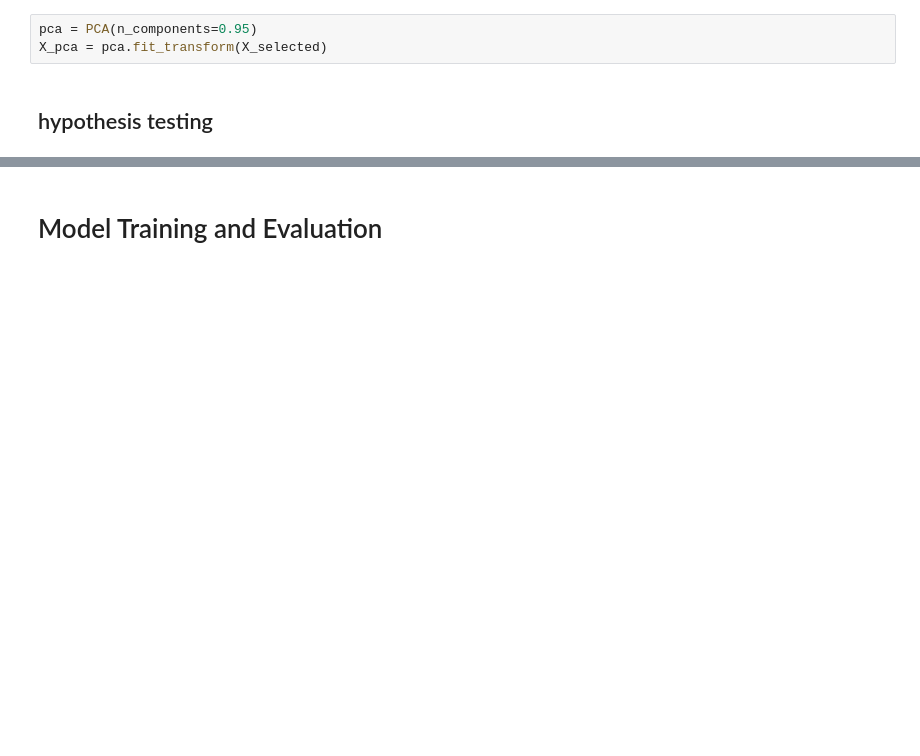
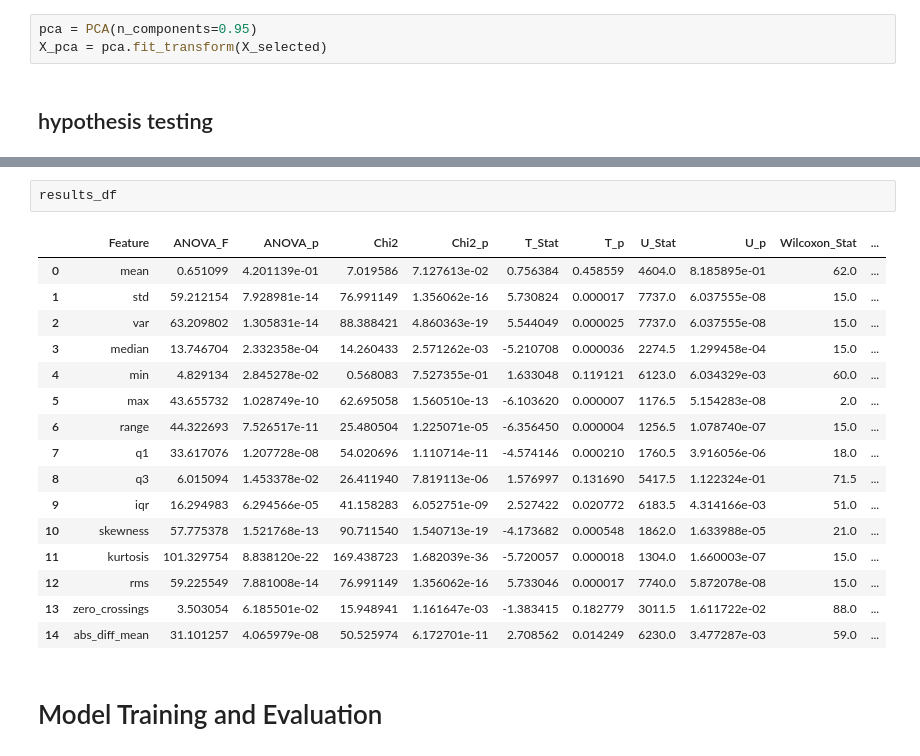
Before and after one commit to Room1097/ECG_Feature_Analysis_DAV_Project, a Jupyter notebook: DAV_ML_Implementation.ipynb, the cells around one changed output, grey strips where cells are left out. Cells and saved outputs as stored; diff of their text form; blank space fills up the shorter version.

```diff
--- a/DAV_ML_Implementation.ipynb
+++ b/DAV_ML_Implementation.ipynb
@@ -220,3 +264,22 @@ hypo_df
+# %%
+results_df
+# %% [output]
+|  | Feature | ANOVA_F | ANOVA_p | Chi2 | Chi2_p | T_Stat | T_p | U_Stat | U_p | Wilcoxon_Stat | ... |
+| 0 | mean | 0.651099 | 4.201139e-01 | 7.019586 | 7.127613e-02 | 0.756384 | 0.458559 | 4604.0 | 8.185895e-01 | 62.0 | ... |
+| 1 | std | 59.212154 | 7.928981e-14 | 76.991149 | 1.356062e-16 | 5.730824 | 0.000017 | 7737.0 | 6.037555e-08 | 15.0 | ... |
+| 2 | var | 63.209802 | 1.305831e-14 | 88.388421 | 4.860363e-19 | 5.544049 | 0.000025 | 7737.0 | 6.037555e-08 | 15.0 | ... |
+| 3 | median | 13.746704 | 2.332358e-04 | 14.260433 | 2.571262e-03 | -5.210708 | 0.000036 | 2274.5 | 1.299458e-04 | 15.0 | ... |
+| 4 | min | 4.829134 | 2.845278e-02 | 0.568083 | 7.527355e-01 | 1.633048 | 0.119121 | 6123.0 | 6.034329e-03 | 60.0 | ... |
+| 5 | max | 43.655732 | 1.028749e-10 | 62.695058 | 1.560510e-13 | -6.103620 | 0.000007 | 1176.5 | 5.154283e-08 | 2.0 | ... |
+| 6 | range | 44.322693 | 7.526517e-11 | 25.480504 | 1.225071e-05 | -6.356450 | 0.000004 | 1256.5 | 1.078740e-07 | 15.0 | ... |
+| 7 | q1 | 33.617076 | 1.207728e-08 | 54.020696 | 1.110714e-11 | -4.574146 | 0.000210 | 1760.5 | 3.916056e-06 | 18.0 | ... |
+| 8 | q3 | 6.015094 | 1.453378e-02 | 26.411940 | 7.819113e-06 | 1.576997 | 0.131690 | 5417.5 | 1.122324e-01 | 71.5 | ... |
+| 9 | iqr | 16.294983 | 6.294566e-05 | 41.158283 | 6.052751e-09 | 2.527422 | 0.020772 | 6183.5 | 4.314166e-03 | 51.0 | ... |
+| 10 | skewness | 57.775378 | 1.521768e-13 | 90.711540 | 1.540713e-19 | -4.173682 | 0.000548 | 1862.0 | 1.633988e-05 | 21.0 | ... |
+| 11 | kurtosis | 101.329754 | 8.838120e-22 | 169.438723 | 1.682039e-36 | -5.720057 | 0.000018 | 1304.0 | 1.660003e-07 | 15.0 | ... |
+| 12 | rms | 59.225549 | 7.881008e-14 | 76.991149 | 1.356062e-16 | 5.733046 | 0.000017 | 7740.0 | 5.872078e-08 | 15.0 | ... |
+| 13 | zero_crossings | 3.503054 | 6.185501e-02 | 15.948941 | 1.161647e-03 | -1.383415 | 0.182779 | 3011.5 | 1.611722e-02 | 88.0 | ... |
+| 14 | abs_diff_mean | 31.101257 | 4.065979e-08 | 50.525974 | 6.172701e-11 | 2.708562 | 0.014249 | 6230.0 | 3.477287e-03 | 59.0 | ... |
 # %% [markdown]
 # Model Training and Evaluation
 # %%
```
Also changed, not shown: parts of 20 cells of this notebook.
